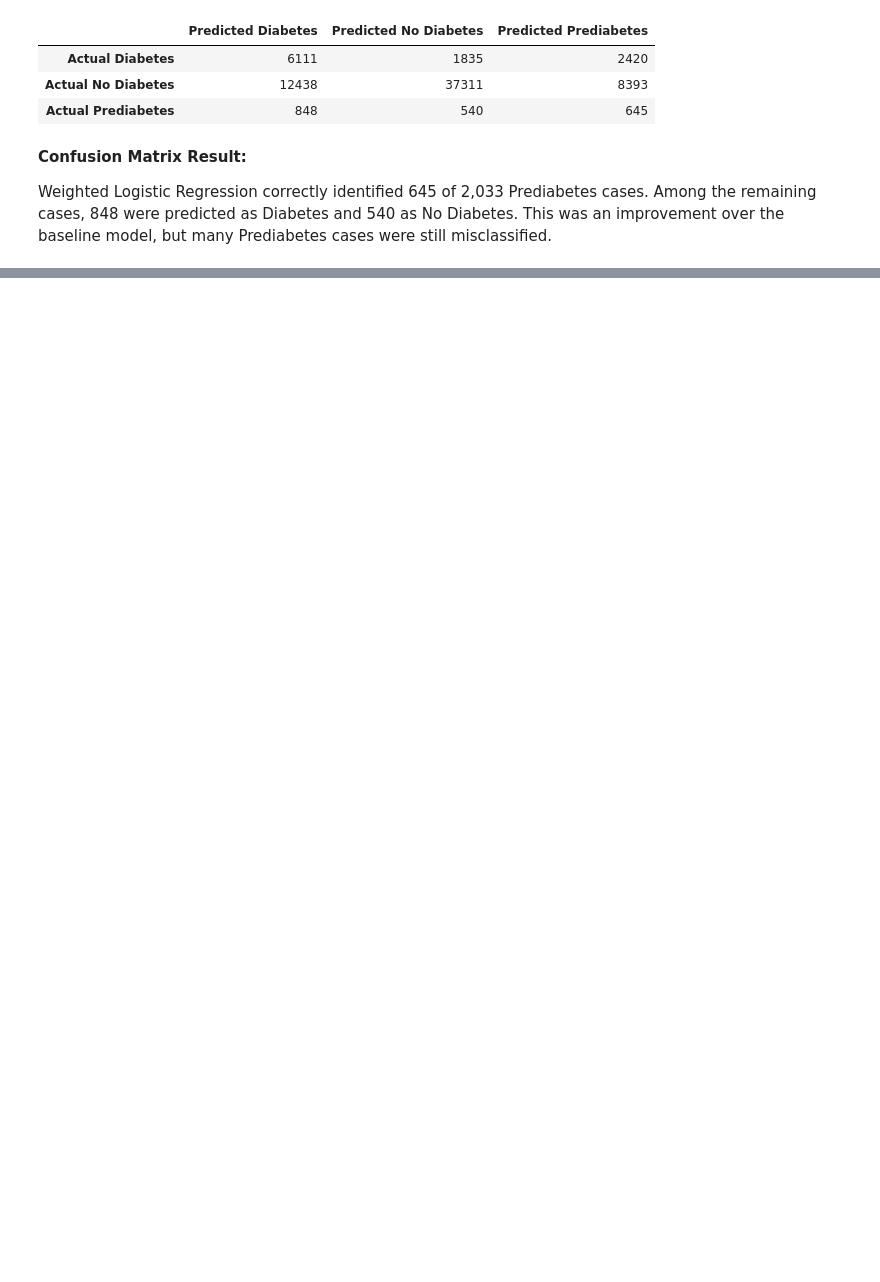
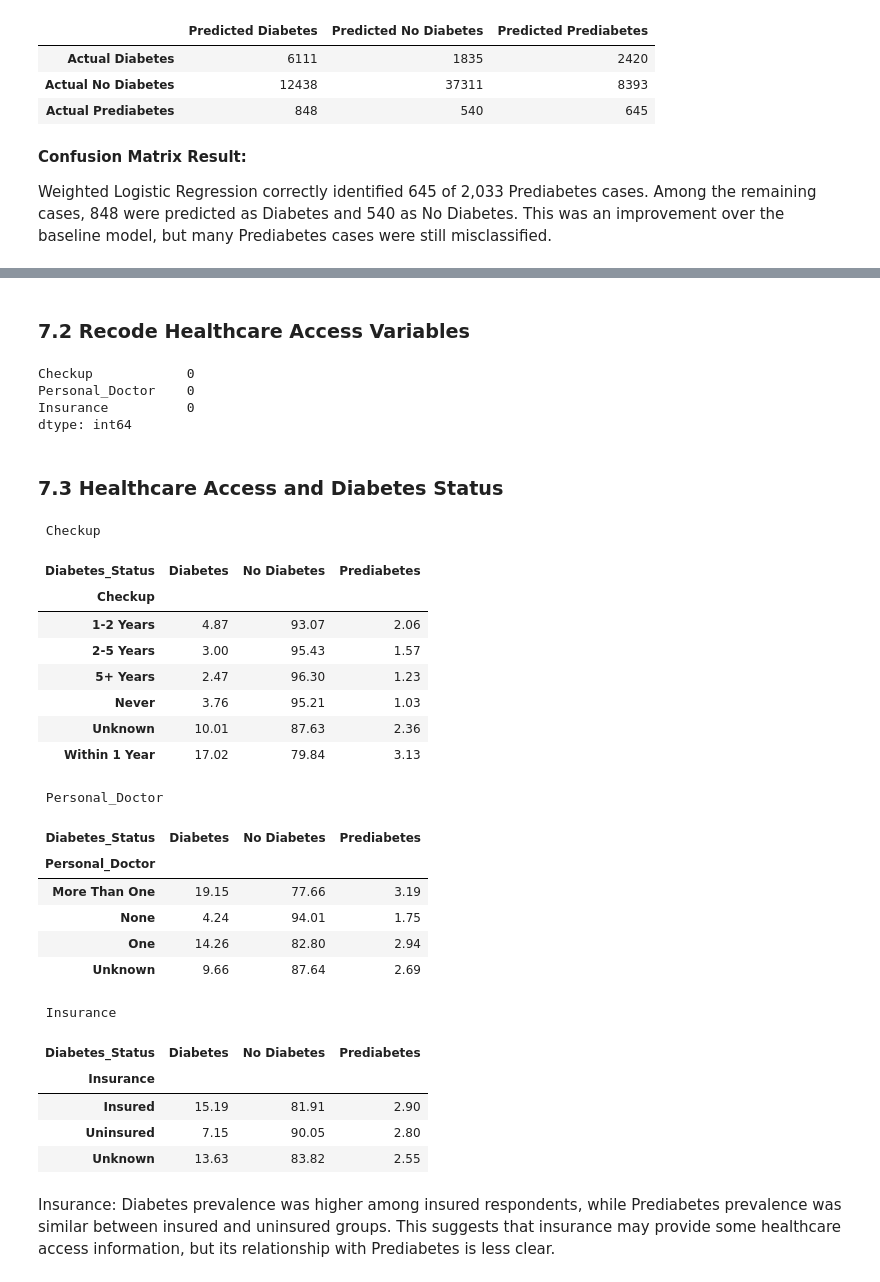
Before and after one commit to fujisoftboy2009/F26_4495_S2_LiqinS, a Jupyter notebook: Implementation/DiabetesAnalysis.ipynb, the cells around one changed output, grey strips where cells are left out. Drawn from its saved outputs; the diff is of its cells as text; code cells hidden in the pictures; blank space fills up the shorter version.

```diff
--- a/Implementation/DiabetesAnalysis.ipynb
+++ b/Implementation/DiabetesAnalysis.ipynb
@@ -2114,0 +2271,79 @@ Weighted Logistic Regression correctly identified 645 of 2,033 Prediabetes cases
+# %% [markdown]
+### 7.2 Recode Healthcare Access Variables
+# %%
+# Routine checkup
+checkup_map = {
+    1: 'Within 1 Year',
+    2: '1-2 Years',
+    3: '2-5 Years',
+    4: '5+ Years',
+    8: 'Never',
+    7: 'Unknown',
+    9: 'Unknown'
+}
+
+# Personal doctor
+doctor_map = {
+    1: 'One',
+    2: 'More Than One',
+    3: 'None',
+    7: 'Unknown',
+    9: 'Unknown'
+}
+
+# Health insurance
+insurance_map = {
+    1: 'Insured',
+    2: 'Uninsured',
+    9: 'Unknown'
+}
+
+model_df['Checkup'] = df.loc[model_df.index, 'CHECKUP1'].map(checkup_map)
+model_df['Personal_Doctor'] = df.loc[model_df.index, 'PERSDOC3'].map(doctor_map)
+model_df['Insurance'] = df.loc[model_df.index, '_HLTHPL2'].map(insurance_map)
+
+model_df[['Checkup', 'Personal_Doctor', 'Insurance']].isnull().sum()
+# %% [output]
+Checkup            0
+Personal_Doctor    0
+Insurance          0
+dtype: int64
+# %% [markdown]
+### 7.3 Healthcare Access and Diabetes Status
+# %%
+# Compare healthcare access variables with diabetes status
+for col in ['Checkup', 'Personal_Doctor', 'Insurance']:
+    print('\n', col)
+
+    table = pd.crosstab(
+        model_df[col],
+        model_df['Diabetes_Status'],
+        normalize='index'
+    ) * 100
+
+    display(table.round(2))
+# %% [output]
+ Checkup
+| Diabetes_Status | Diabetes | No Diabetes | Prediabetes |
+| Checkup |  |  |  |
+| 1-2 Years | 4.87 | 93.07 | 2.06 |
+| 2-5 Years | 3.00 | 95.43 | 1.57 |
+| 5+ Years | 2.47 | 96.30 | 1.23 |
+| Never | 3.76 | 95.21 | 1.03 |
+| Unknown | 10.01 | 87.63 | 2.36 |
+| Within 1 Year | 17.02 | 79.84 | 3.13 |
+ Personal_Doctor
+| Diabetes_Status | Diabetes | No Diabetes | Prediabetes |
+| Personal_Doctor |  |  |  |
+| More Than One | 19.15 | 77.66 | 3.19 |
+| None | 4.24 | 94.01 | 1.75 |
+| One | 14.26 | 82.80 | 2.94 |
+| Unknown | 9.66 | 87.64 | 2.69 |
+ Insurance
+| Diabetes_Status | Diabetes | No Diabetes | Prediabetes |
+| Insurance |  |  |  |
+| Insured | 15.19 | 81.91 | 2.90 |
+| Uninsured | 7.15 | 90.05 | 2.80 |
+| Unknown | 13.63 | 83.82 | 2.55 |
+# %% [markdown]
+Insurance: Diabetes prevalence was higher among insured respondents, while Prediabetes prevalence was similar between insured and uninsured groups. This suggests that insurance may provide some healthcare access information, but its relationship with Prediabetes is less clear.
```
Also changed, not shown: parts of 31 cells of this notebook.
